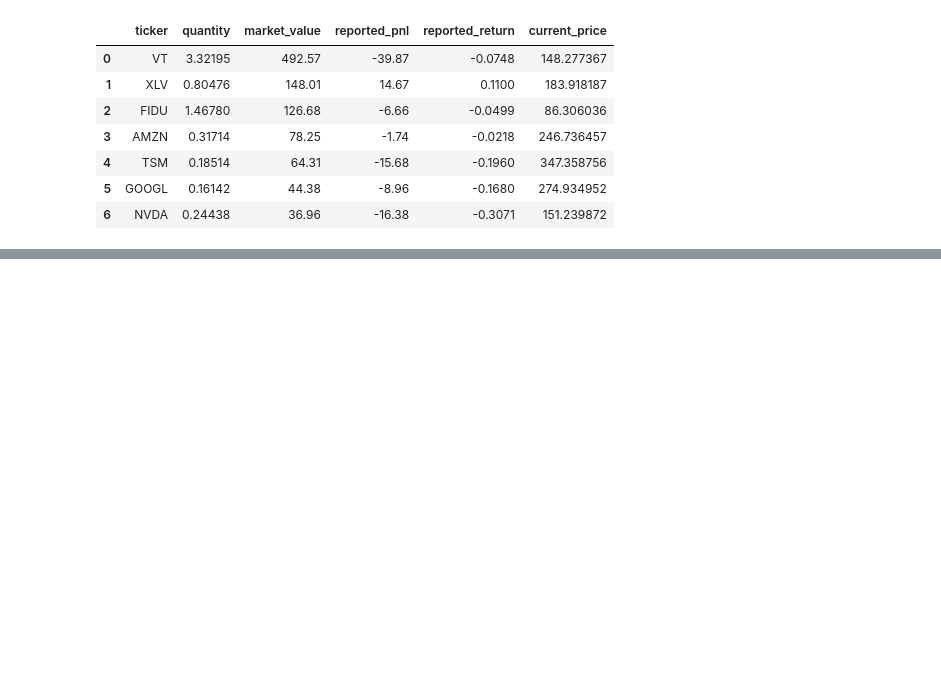
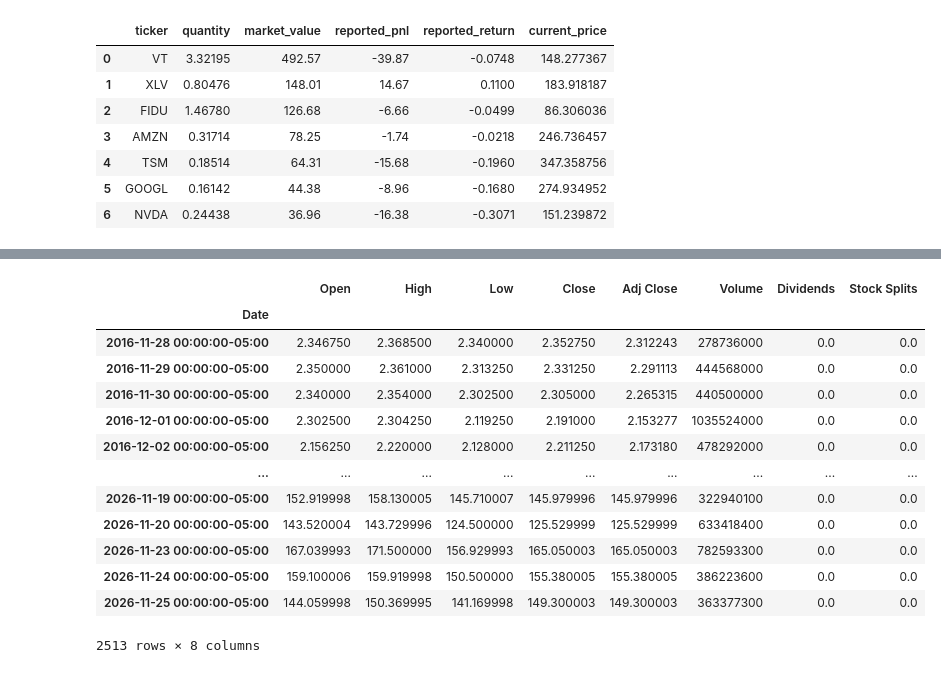
Before and after one commit to FerCorcuera/mit-quant-finance, a Jupyter notebook: Portfolio Theory/my_portfolio_eda.ipynb, the cells around one changed output, grey strips where cells are left out. Saved outputs shown, nothing was run; the diff lists cells and outputs as text; code cells hidden in the pictures; blank space fills up the shorter version.

```diff
--- a/Portfolio Theory/my_portfolio_eda.ipynb
+++ b/Portfolio Theory/my_portfolio_eda.ipynb
@@ -102,0 +117,17 @@ for ticker in tickers:
+# %%
+data["NVDA"]
+# %% [output]
+|  | Open | High | Low | Close | Adj Close | Volume | Dividends | Stock Splits |
+| Date |  |  |  |  |  |  |  |  |
+| 2016-11-28 00:00:00-05:00 | 2.346750 | 2.368500 | 2.340000 | 2.352750 | 2.312243 | 278736000 | 0.0 | 0.0 |
+| 2016-11-29 00:00:00-05:00 | 2.350000 | 2.361000 | 2.313250 | 2.331250 | 2.291113 | 444568000 | 0.0 | 0.0 |
+| 2016-11-30 00:00:00-05:00 | 2.340000 | 2.354000 | 2.302500 | 2.305000 | 2.265315 | 440500000 | 0.0 | 0.0 |
+| 2016-12-01 00:00:00-05:00 | 2.302500 | 2.304250 | 2.119250 | 2.191000 | 2.153277 | 1035524000 | 0.0 | 0.0 |
+| 2016-12-02 00:00:00-05:00 | 2.156250 | 2.220000 | 2.128000 | 2.211250 | 2.173180 | 478292000 | 0.0 | 0.0 |
+| ... | ... | ... | ... | ... | ... | ... | ... | ... |
+| 2026-11-19 00:00:00-05:00 | 152.919998 | 158.130005 | 145.710007 | 145.979996 | 145.979996 | 322940100 | 0.0 | 0.0 |
+| 2026-11-20 00:00:00-05:00 | 143.520004 | 143.729996 | 124.500000 | 125.529999 | 125.529999 | 633418400 | 0.0 | 0.0 |
+| 2026-11-23 00:00:00-05:00 | 167.039993 | 171.500000 | 156.929993 | 165.050003 | 165.050003 | 782593300 | 0.0 | 0.0 |
+| 2026-11-24 00:00:00-05:00 | 159.100006 | 159.919998 | 150.500000 | 155.380005 | 155.380005 | 386223600 | 0.0 | 0.0 |
+| 2026-11-25 00:00:00-05:00 | 144.059998 | 150.369995 | 141.169998 | 149.300003 | 149.300003 | 363377300 | 0.0 | 0.0 |
+2513 rows × 8 columns
```
Also changed, not shown: parts of 15 cells of this notebook.
